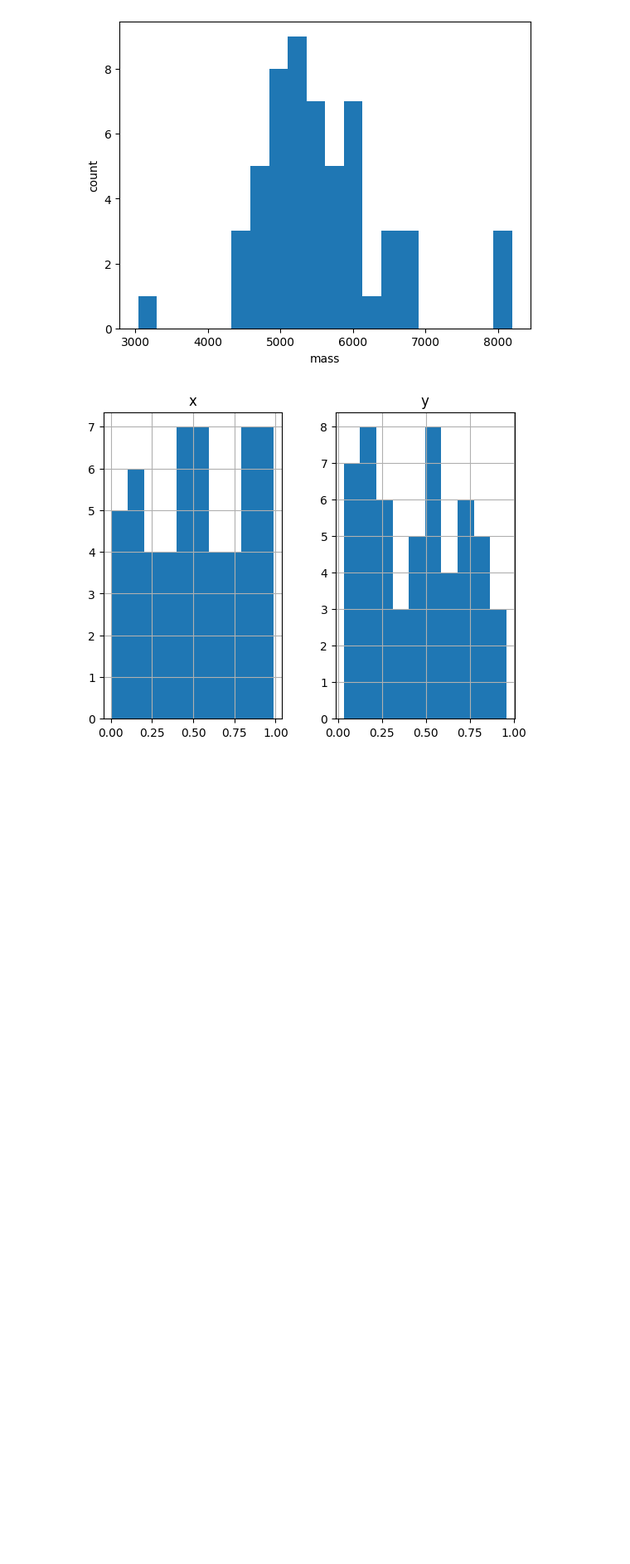
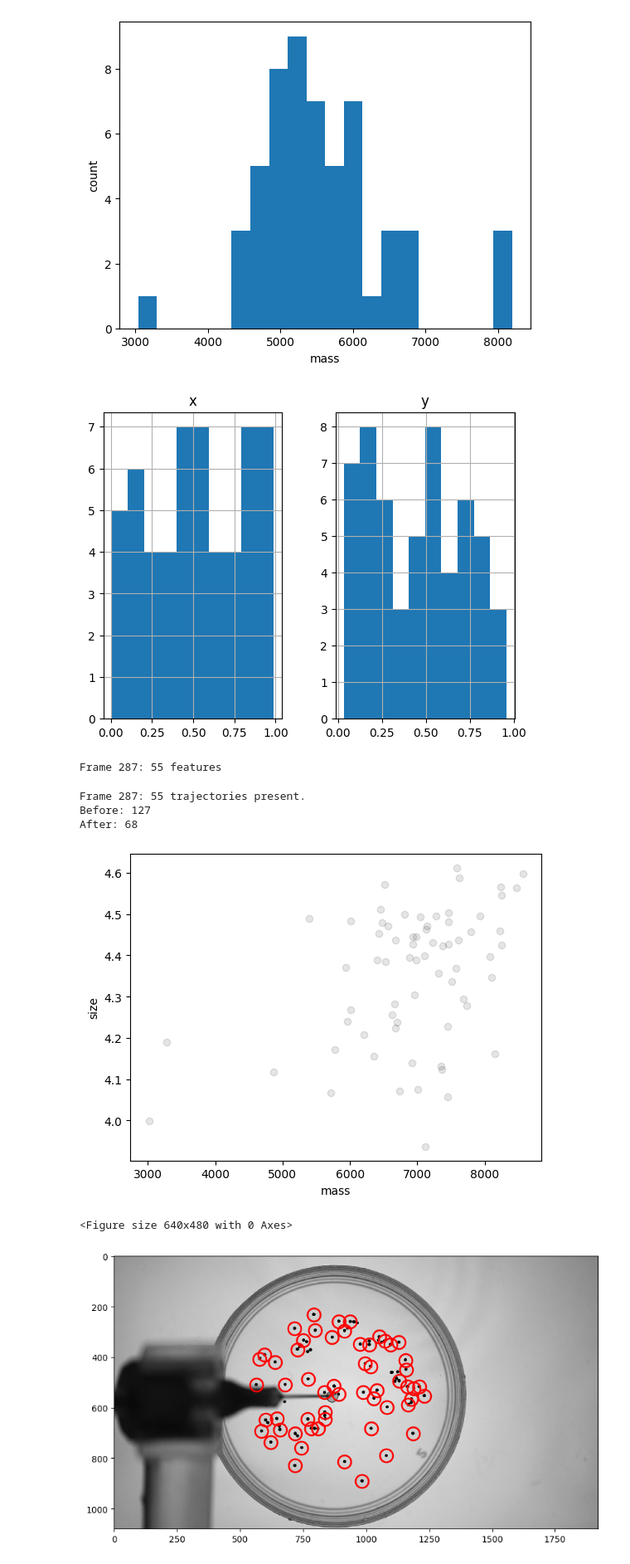
Before and after one commit to sacha-escudier/marangoni-spreading, a Jupyter notebook: playground.ipynb, the cells around one changed output. Shown at 83% size. Drawn from its saved outputs; the diff is of its cells as text; code cells hidden in the pictures; blank space fills up the shorter version.

Commit message:
Fix track.py track function

```diff
--- a/playground.ipynb
+++ b/playground.ipynb
@@ -6,6 +9,6 @@ from frames import extract_frames
 # %%
 directory = "C:/Users/escud/Desktop/Marangoni/Videos/0124-Experiments/001_frames/"
-plot_parameter(directory, particle_diameter=15, particle_minmass=3000)
+frames = plot_parameter(directory, particle_diameter=15, particle_minmass=3000)
 # %% [output]
 <Figure size 640x480 with 0 Axes>
 [figure]
@@ -14,3 +17,17 @@ plot_parameter(directory, particle_diameter=15, particle_minmass=3000)
 <Figure size 640x480 with 0 Axes>
 [figure]
 [figure]
+# %%
+f = batch(frames, particle_diameter=15, particle_minmass=3000)
+#track(frames, particle_diameter=15, particle_minmass=3000, filter_frame_number=100)
+# %% [output]
+Frame 287: 55 features
+# %%
+track(f=f, frames=frames, particle_diameter=15, particle_minmass=3000, filter_frame_number=100)
+# %% [output]
+Frame 287: 55 trajectories present.
+Before: 127
+After: 68
+[figure, added]
+<Figure size 640x480 with 0 Axes>
+[figure, added]
```
Also changed, not shown: parts of 1 cell of this notebook, 1 other file.
